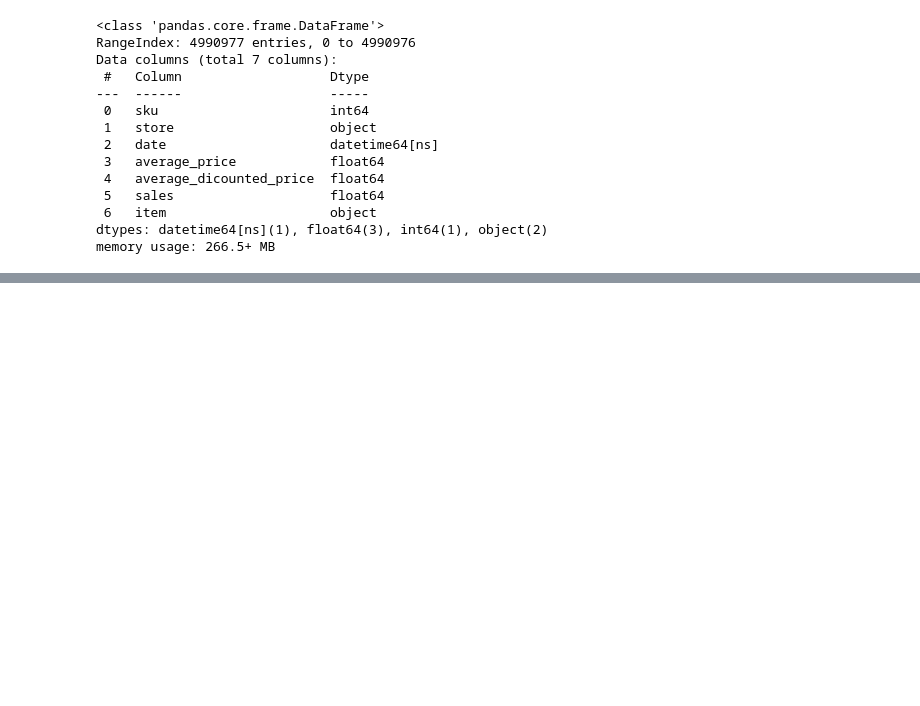
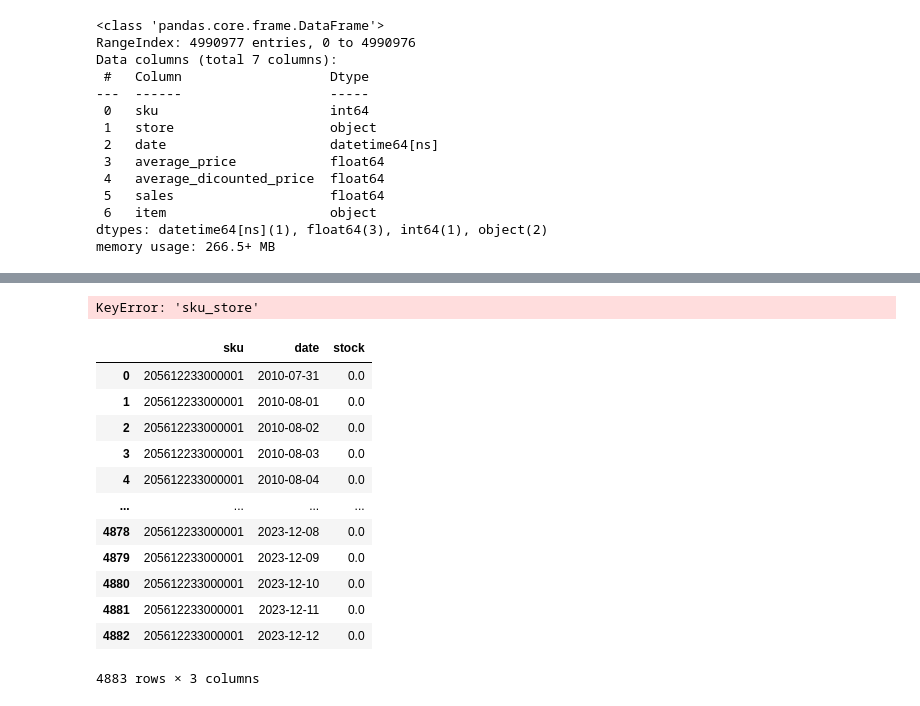
Before and after one commit to SDattaAi/sdatta-nlp, a Jupyter notebook: palmers_fashion/notebook2_warehouse.ipynb, the cells around one changed output, grey strips where cells are left out. Drawn from its saved outputs; the diff is of its cells as text; code cells hidden in the pictures; blank space fills up the shorter version.

```diff
--- a/palmers_fashion/notebook2_warehouse.ipynb
+++ b/palmers_fashion/notebook2_warehouse.ipynb
@@ -181,0 +281,20 @@ print(sku_warehouse.iloc[60:90])
+# %%
+df_all_2['sku_store'].unique()
+# %% [output]
+KeyError: 'sku_store'
+# %%
+df_all_2
+# %% [output]
+|  | sku | date | stock |
+| 0 | 205612233000001 | 2010-07-31 | 0.0 |
+| 1 | 205612233000001 | 2010-08-01 | 0.0 |
+| 2 | 205612233000001 | 2010-08-02 | 0.0 |
+| 3 | 205612233000001 | 2010-08-03 | 0.0 |
+| 4 | 205612233000001 | 2010-08-04 | 0.0 |
+| ... | ... | ... | ... |
+| 4878 | 205612233000001 | 2023-12-08 | 0.0 |
+| 4879 | 205612233000001 | 2023-12-09 | 0.0 |
+| 4880 | 205612233000001 | 2023-12-10 | 0.0 |
+| 4881 | 205612233000001 | 2023-12-11 | 0.0 |
+| 4882 | 205612233000001 | 2023-12-12 | 0.0 |
+4883 rows × 3 columns
```
Also changed, not shown: parts of 24 cells of this notebook.
